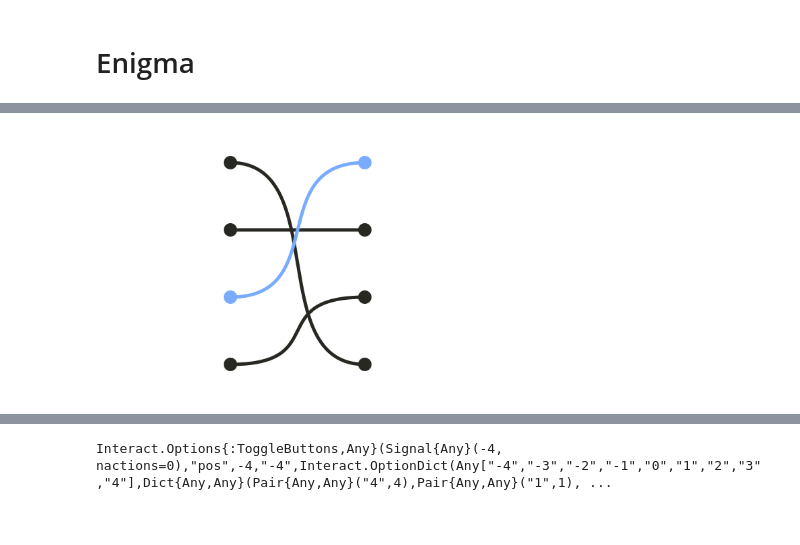
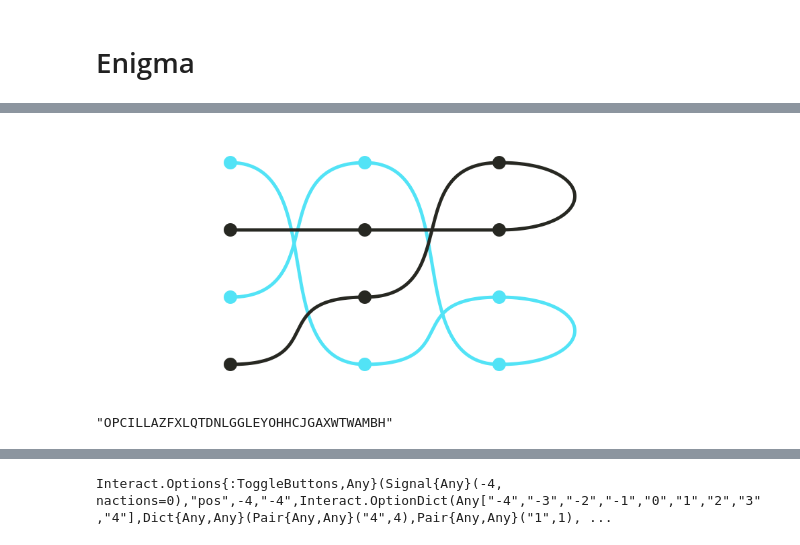
Before and after one commit to MageekDM/Enigma, a Jupyter notebook: src/Enigma.ipynb, the cells around one changed output, grey strips where cells are left out. Saved outputs shown, nothing was run; the diff lists cells and outputs as text; code cells hidden in the pictures.

```diff
--- a/src/Enigma.ipynb
+++ b/src/Enigma.ipynb
@@ -3,5 +3,8 @@
 # %%
 include("enigma.jl")
 rotor = Rotor([4, 2, 1, 3])
-render(rotor, active_inputs=[3])
+ref = Reflector([2,1,4,3])
+enigma = Enigma([rotor,rotor], ref)
+render(enigma, 1)
+# render(rotor, active_inputs=[3])
 # %% [output]
@@ -18 +11,8 @@ WARNING: Method definition #render(Array{Any, 1}, Main.#render, Main.Rotor) in m
-[figure, old version]
+[figure, new version]
+# %%
+enigma = get_M3_enigma('B', (1,2,3), "AAA")
+
+input = "THEQ"*"UICK"*"BROW"*"NFOX"*"JUMP"*"EDOV"*"ERTH"*"ELAZ"*"YDOG"
+output = encode!(enigma, input)
+# %% [output]
+"OPCILLAZFXLQTDNLGGLEYOHHCJGAXWTWAMBH"
```
Also changed, not shown: parts of 5 cells of this notebook, 2 other files.
